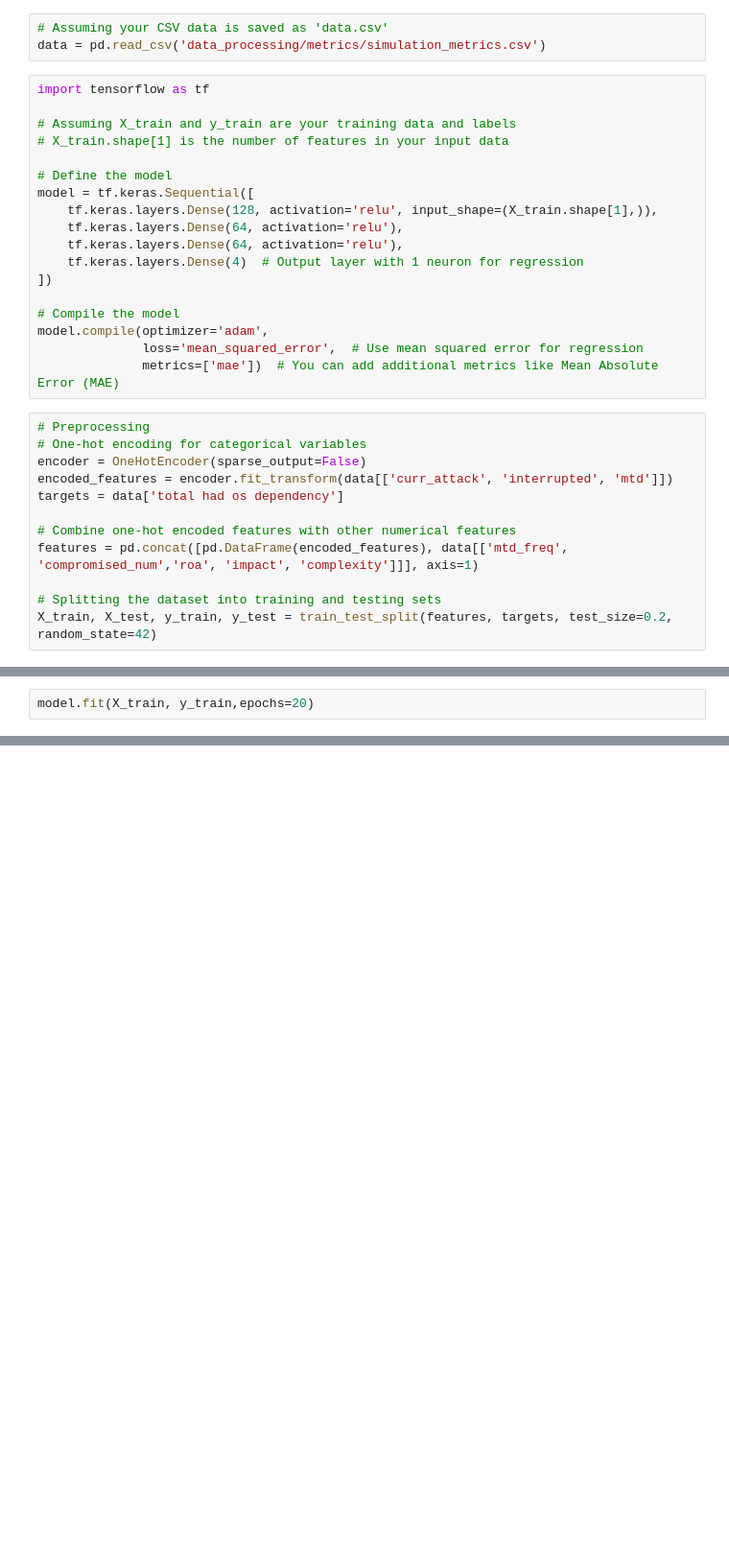
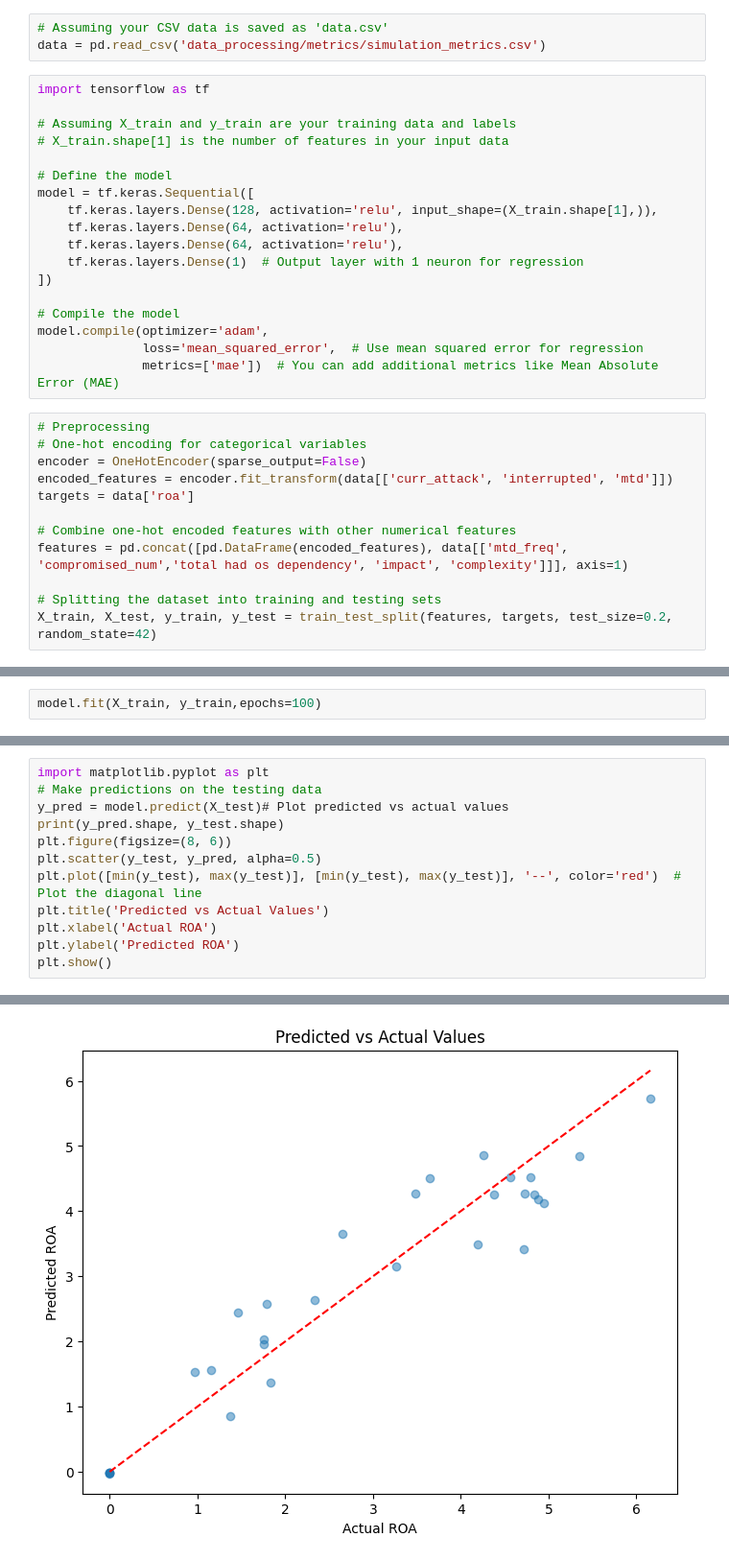
Before and after one commit to Bsubs/MTDSim, a Jupyter notebook: experiments/AI_model/mtd_ai.ipynb, the cells around one changed output, grey strips where cells are left out. Shown at 96% size. Drawn from its saved outputs; the diff is of its cells as text; blank space fills up the shorter version.

Commit message:
testing model

```diff
--- a/experiments/AI_model/mtd_ai.ipynb
+++ b/experiments/AI_model/mtd_ai.ipynb
@@ -88,7 +88,7 @@ model = tf.keras.Sequential([
     tf.keras.layers.Dense(128, activation='relu', input_shape=(X_train.shape[1],)),
     tf.keras.layers.Dense(64, activation='relu'),
     tf.keras.layers.Dense(64, activation='relu'),
-    tf.keras.layers.Dense(4)  # Output layer with 1 neuron for regression
+    tf.keras.layers.Dense(1)  # Output layer with 1 neuron for regression
 ])
 
 # Compile the model
@@ -100,10 +100,10 @@ model.compile(optimizer='adam',
 # One-hot encoding for categorical variables
 encoder = OneHotEncoder(sparse_output=False)
 encoded_features = encoder.fit_transform(data[['curr_attack', 'interrupted', 'mtd']])
-targets = data['total had os dependency']
+targets = data['roa']
 
 # Combine one-hot encoded features with other numerical features
-features = pd.concat([pd.DataFrame(encoded_features), data[['mtd_freq', 'compromised_num','roa', 'impact', 'complexity']]], axis=1)
+features = pd.concat([pd.DataFrame(encoded_features), data[['mtd_freq', 'compromised_num','total had os dependency', 'impact', 'complexity']]], axis=1)
 
 # Splitting the dataset into training and testing sets
 X_train, X_test, y_train, y_test = train_test_split(features, targets, test_size=0.2, random_state=42)
@@ -130,3 +130,3 @@ X_train, y_train
 # %%
-model.fit(X_train, y_train,epochs=20)
+model.fit(X_train, y_train,epochs=100)
 # %% [output]
@@ -158,0 +180,13 @@ Test loss: 20.95258331298828, Test accuracy: 2.7407357692718506
+# %%
+import matplotlib.pyplot as plt
+# Make predictions on the testing data
+y_pred = model.predict(X_test)# Plot predicted vs actual values
+print(y_pred.shape, y_test.shape)
+plt.figure(figsize=(8, 6))
+plt.scatter(y_test, y_pred, alpha=0.5)
+plt.plot([min(y_test), max(y_test)], [min(y_test), max(y_test)], '--', color='red')  # Plot the diagonal line
+plt.title('Predicted vs Actual Values')
+plt.xlabel('Actual ROA')
+plt.ylabel('Predicted ROA')
+plt.show()
+# %% [output]
@@ -158,0 +195 @@ Test loss: 20.95258331298828, Test accuracy: 2.7407357692718506
+[figure, added]
```
Also changed, not shown: parts of 5 cells of this notebook, 14 other files.
